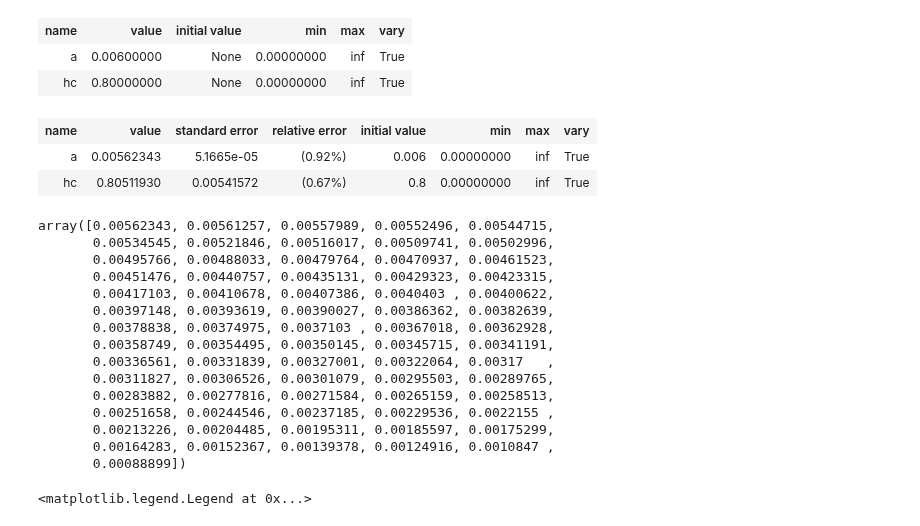
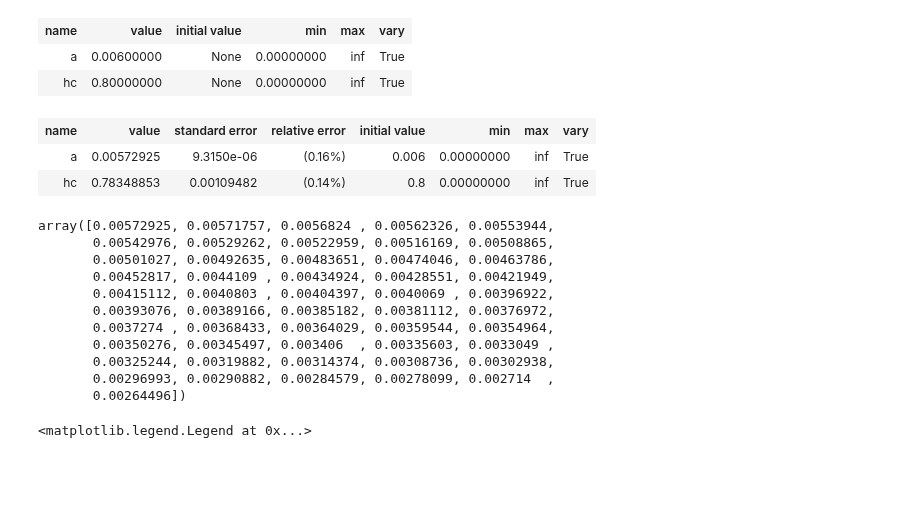
Before and after one commit to pmassat/pythonpda, a Jupyter notebook: Neutrons_pydas/ENS_peak_fit_pVIC_2019-02-14.ipynb, the cells around one changed output. Saved outputs shown, nothing was run; the diff lists cells and outputs as text; code cells hidden in the pictures; blank space fills up the shorter version.

```diff
--- a/Neutrons_pydas/ENS_peak_fit_pVIC_2019-02-14.ipynb
+++ b/Neutrons_pydas/ENS_peak_fit_pVIC_2019-02-14.ipynb
@@ -1635,7 +1657,7 @@ amplitude_ratio
 # %%
 linmod, linpar, linresult = {}, {}, {}
 
-for h in setlist:
+for h in set_tup:
     linmod[h] = LinearModel()
     xfit_sel = amplitude_ratio[h][:,0]<.45
     linpar[h] = linmod[h].make_params(slope=0, intercept=2)
@@ -1698,7 +1723,7 @@ Compute array of mean value of ratio of peak amplitudes for magnetic field < 0.4
 Check that this ratio is roughly constant at low fields by showing that the relative standard deviation is less than 10% (actually between 1% and 2%!)
 # %%
 fix_amp_ratio = {}
-for h in setlist:
+for h in set_tup:
     fix_amp_ratio[h] = np.array([np.mean(amplitude_ratio[h][amplitude_ratio[h][:,0]<.45][:,1]),
                                  np.std(amplitude_ratio[h][amplitude_ratio[h][:,0]<.45][:,1])])
     print(fix_amp_ratio[h][1]/fix_amp_ratio[h][0])
@@ -1722,8 +1747,11 @@ array([0., 0.])
 if 'rel_splitting' not in globals():
     rel_splitting = {}
 
+nfree = 3
+
 for h in [6,8,10]:
-    rel_splitting[h] = physQuantFromFit(xwFit, h, 'xp', rangeNum=3)
+    key = f"{h}-{nfree}"
+    rel_splitting[key] = physQuantFromFit(xwFit, h, 'xp', nFunc=2, nFree=nfree, rangeNum=3)
 
 rel_splitting
 # %% [output]
@@ -1747,10 +1774,0 @@ rel_splitting
-# %%
-fig, ax = plt.subplots()
-for h in [6,8,10]:
-    plt.errorbar(rel_splitting[h][:,0], rel_splitting[h][:,1], rel_splitting[h][:,2],
-                 marker='o', elinewidth=1, linewidth=0, label=f"({h}{h}0)")
-plt.show()
-plt.ylabel("Relative splitting")
-plt.xlabel("$H$ (T)")
-plt.ylim([0, 6e-3])
-plt.legend()
@@ -1781,34 +1799,30 @@ opparams
 # %%
 if 'rsplit_fitresult' not in globals():
     rsplit_fitresult = {}
 
-setlist = [6, 8, 10]
-maxfitfield = .8
-for h in setlist:
-    rel_split_fit_range = rel_splitting[h][rel_splitting[h][:,0]<maxfitfield]
-    rsplit_fitresult[h] = opmodel.fit(rel_split_fit_range[:,1], opparams, weights=1/rel_split_fit_range[:,2],
-                                      h=rel_split_fit_range[:,0])
+maxfitfield = .7
+for h in set_tup:
+    key = f"{h}-{nfree}"
+    rel_split_fit_range = rel_splitting[key][rel_splitting[key][:,0]<maxfitfield]
+    rsplit_fitresult[key] = opmodel.fit(rel_split_fit_range[:,1], opparams, weights=1/rel_split_fit_range[:,2],
+                                        h=rel_split_fit_range[:,0])
 
-rsplit_fitresult[h].params
+rsplit_fitresult[key].params
 # %% [output]
 | name | value | standard error | relative error | initial value | min | max | vary |
-| a | 0.00562343 | 5.1665e-05 | (0.92%) | 0.006 | 0.00000000 | inf | True |
-| hc | 0.80511930 | 0.00541572 | (0.67%) | 0.8 | 0.00000000 | inf | True |
+| a | 0.00572925 | 9.3150e-06 | (0.16%) | 0.006 | 0.00000000 | inf | True |
+| hc | 0.78348853 | 0.00109482 | (0.14%) | 0.8 | 0.00000000 | inf | True |
 # %%
-rsplit_fitresult[h].best_fit
+rsplit_fitresult[key].best_fit
 # %% [output]
-array([0.00562343, 0.00561257, 0.00557989, 0.00552496, 0.00544715,
-       0.00534545, 0.00521846, 0.00516017, 0.00509741, 0.00502996,
-       0.00495766, 0.00488033, 0.00479764, 0.00470937, 0.00461523,
-       0.00451476, 0.00440757, 0.00435131, 0.00429323, 0.00423315,
-       0.00417103, 0.00410678, 0.00407386, 0.0040403 , 0.00400622,
-       0.00397148, 0.00393619, 0.00390027, 0.00386362, 0.00382639,
-       0.00378838, 0.00374975, 0.0037103 , 0.00367018, 0.00362928,
-       0.00358749, 0.00354495, 0.00350145, 0.00345715, 0.00341191,
-       0.00336561, 0.00331839, 0.00327001, 0.00322064, 0.00317   ,
-       0.00311827, 0.00306526, 0.00301079, 0.00295503, 0.00289765,
-       0.00283882, 0.00277816, 0.00271584, 0.00265159, 0.00258513,
-       0.00251658, 0.00244546, 0.00237185, 0.00229536, 0.0022155 ,
-       0.00213226, 0.00204485, 0.00195311, 0.00185597, 0.00175299,
-       0.00164283, 0.00152367, 0.00139378, 0.00124916, 0.0010847 ,
-       0.00088899])
+array([0.00572925, 0.00571757, 0.0056824 , 0.00562326, 0.00553944,
+       0.00542976, 0.00529262, 0.00522959, 0.00516169, 0.00508865,
+       0.00501027, 0.00492635, 0.00483651, 0.00474046, 0.00463786,
+       0.00452817, 0.0044109 , 0.00434924, 0.00428551, 0.00421949,
+       0.00415112, 0.0040803 , 0.00404397, 0.0040069 , 0.00396922,
+       0.00393076, 0.00389166, 0.00385182, 0.00381112, 0.00376972,
+       0.0037274 , 0.00368433, 0.00364029, 0.00359544, 0.00354964,
+       0.00350276, 0.00345497, 0.003406  , 0.00335603, 0.0033049 ,
+       0.00325244, 0.00319882, 0.00314374, 0.00308736, 0.00302938,
+       0.00296993, 0.00290882, 0.00284579, 0.00278099, 0.002714  ,
+       0.00264496])
```
Also changed, not shown: parts of 22 cells of this notebook, 1 other file.
